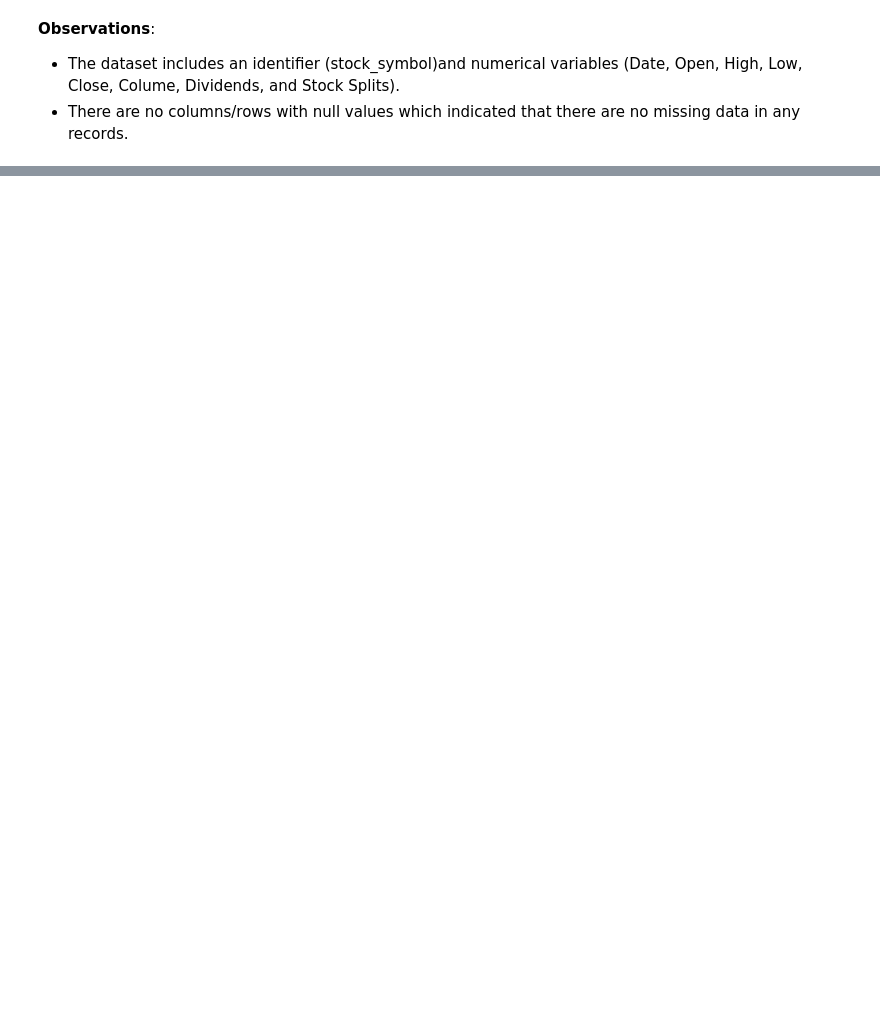
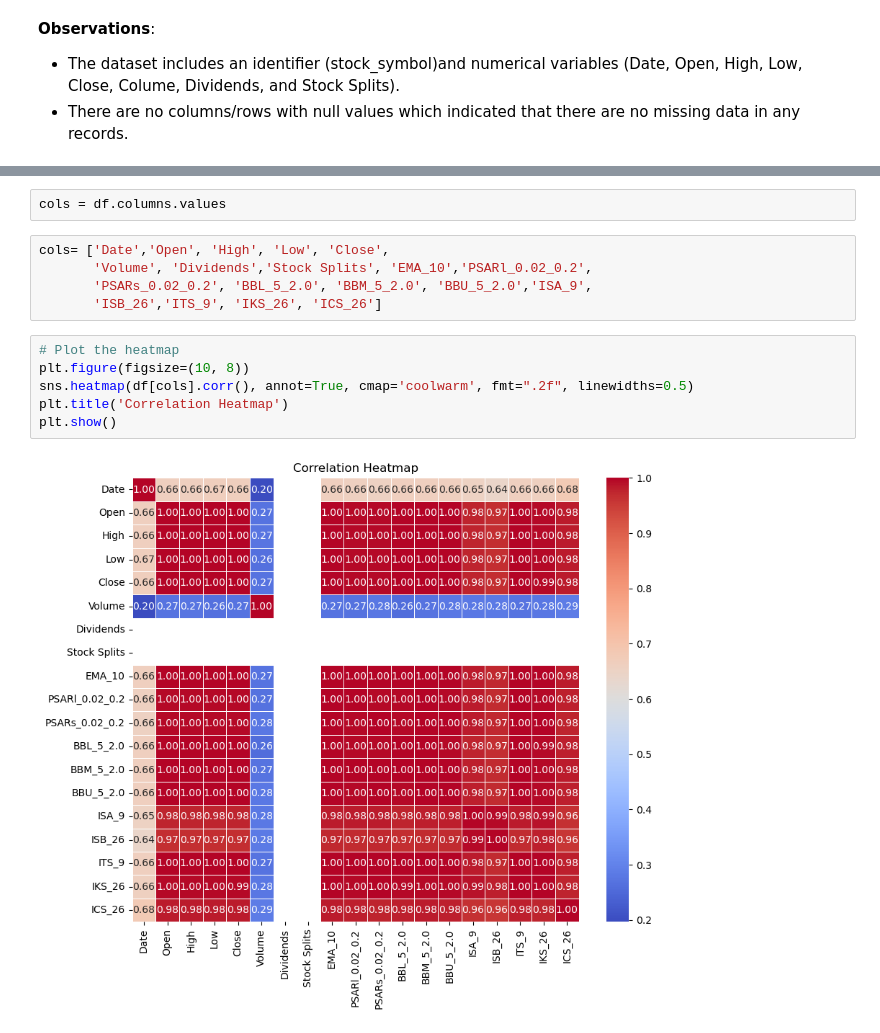
Before and after one commit to Hdubbs81/Stock_Predictor_Capstone, a Jupyter notebook: Stock_Predictor_Model_EDA.ipynb, the cells around one changed output, grey strips where cells are left out. Drawn from its saved outputs; the diff is of its cells as text; blank space fills up the shorter version.

```diff
--- a/Stock_Predictor_Model_EDA.ipynb
+++ b/Stock_Predictor_Model_EDA.ipynb
@@ -193,0 +164,15 @@ TypeError: unhashable type: 'numpy.ndarray'
+# %%
+cols = df.columns.values
+# %%
+cols= ['Date','Open', 'High', 'Low', 'Close',
+       'Volume', 'Dividends','Stock Splits', 'EMA_10','PSARl_0.02_0.2',
+       'PSARs_0.02_0.2', 'BBL_5_2.0', 'BBM_5_2.0', 'BBU_5_2.0','ISA_9',
+       'ISB_26','ITS_9', 'IKS_26', 'ICS_26']
+# %%
+# Plot the heatmap
+plt.figure(figsize=(10, 8))
+sns.heatmap(df[cols].corr(), annot=True, cmap='coolwarm', fmt=".2f", linewidths=0.5)
+plt.title('Correlation Heatmap')
+plt.show()
+# %% [output]
+[figure, added]
```
Also changed, not shown: parts of 34 cells of this notebook.
